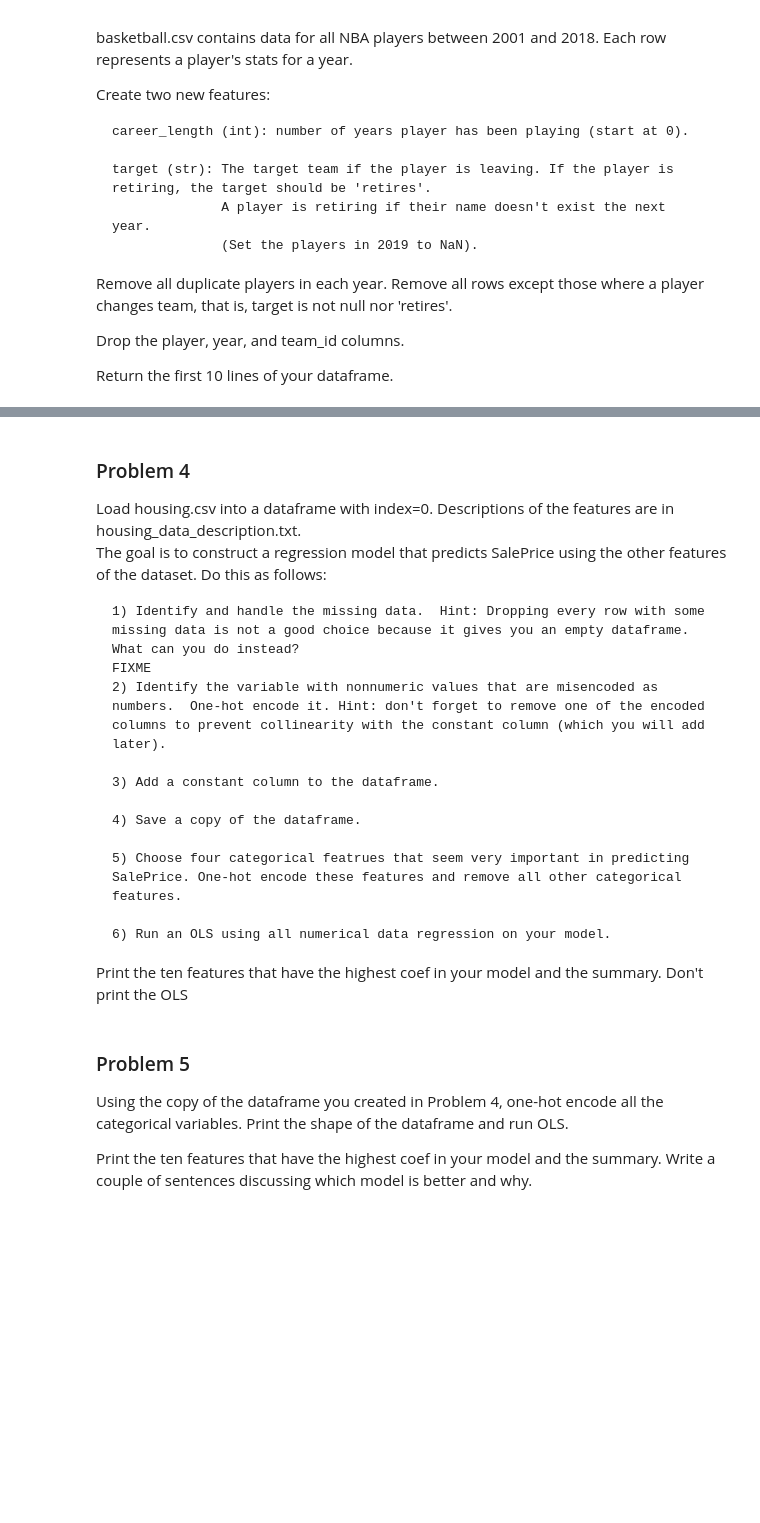
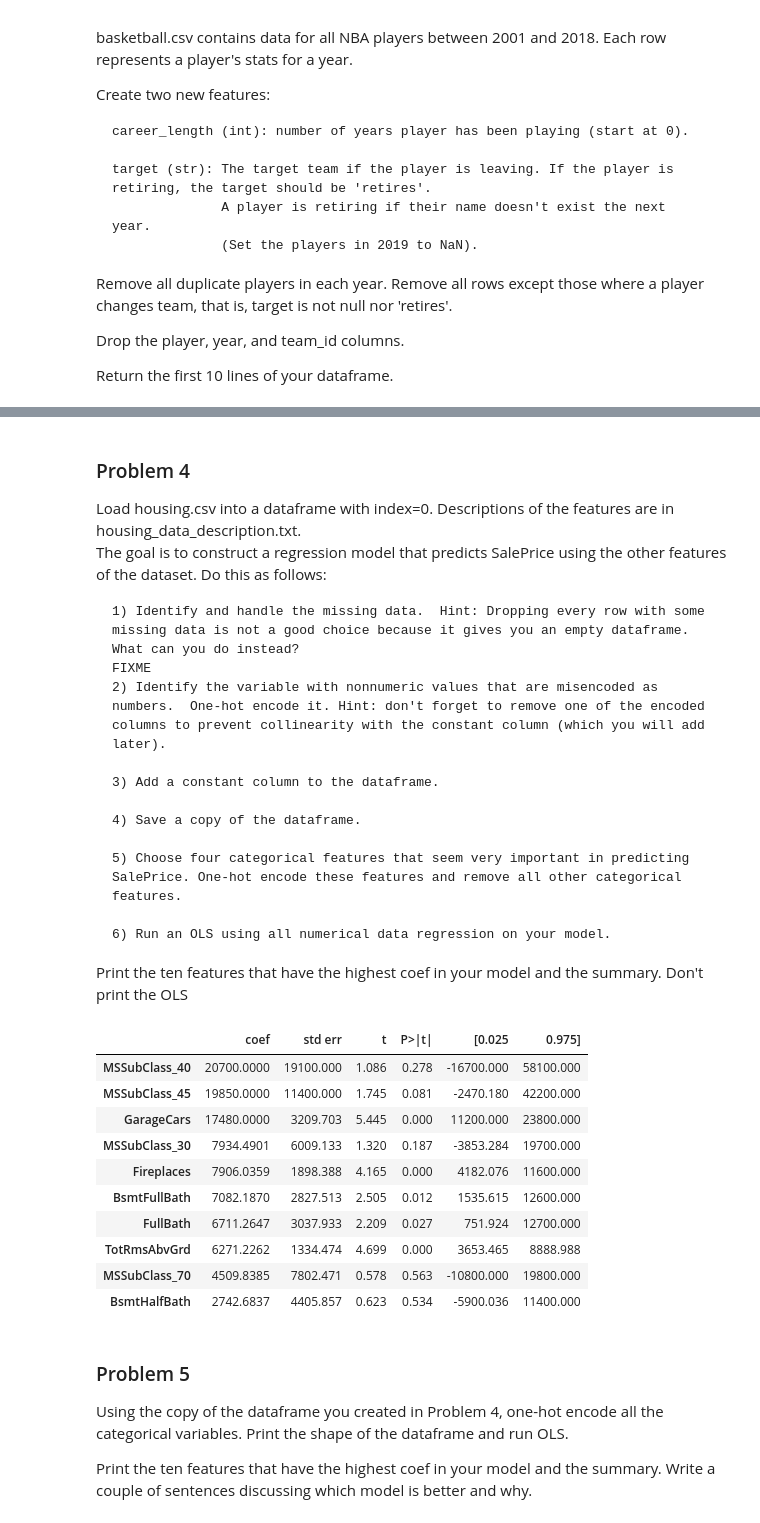
Before and after one commit to binDebug3/volume3, a Jupyter notebook: byu_vol3/DataCleaning/data_cleaning.ipynb, the cells around one changed output, grey strips where cells are left out. Drawn from its saved outputs; the diff is of its cells as text; code cells hidden in the pictures; blank space fills up the shorter version.

```diff
--- a/byu_vol3/DataCleaning/data_cleaning.ipynb
+++ b/byu_vol3/DataCleaning/data_cleaning.ipynb
@@ -78,12 +229,66 @@ The goal is to construct a regression model that predicts SalePrice using the ot
 
     4) Save a copy of the dataframe.
 
-	5) Choose four categorical featrues that seem very important in predicting SalePrice. One-hot encode these features and remove all other categorical features.
+	5) Choose four categorical features that seem very important in predicting SalePrice. One-hot encode these features and remove all other categorical features.
 
 	6) Run an OLS using all numerical data regression on your model.
 
 
 Print the ten features that have the highest coef in your model and the summary. Don't print the OLS
+# %%
+pd.set_option('display.max_rows', None)
+housing = pd.read_csv("housing.csv", index_col=0)
+
+# part one
+housing.dropna(inplace=True, thresh=len(housing)*0.06, axis=1)
+
+# part two
+housing = pd.get_dummies(housing, columns=['MSSubClass'], drop_first=True)
+
+# part three
+housing["constant"] = 1
+
+# part four
+selection = housing.copy()
+
+
+# part five
+features = ['Neighborhood', 'MSZoning', 'OverallQual', 'OverallCond']
+
+# perform one hot encoding
+for feature in features:
+    selection[feature] = selection[feature].fillna("None", inplace=True)
+selection = pd.get_dummies(selection, columns=features, drop_first=True)
+
+# remove all other categorical features
+remove_cols = [col for col in selection.columns if selection[col].dtype != 'object']
+selection = selection[remove_cols].fillna(0)
+
+
+# part six
+y = selection['SalePrice']
+X = selection.loc[:,selection.columns != 'SalePrice']
+results = sm.OLS(y, X).fit()
+
+# get summary
+summary = results.summary()
+# Convert the summary table to a dataframe
+results_as_html = summary.tables[1].as_html()
+result_df = pd.read_html(results_as_html, header=0, index_col=0)[0]
+# output the top 10 features
+result_df.sort_values(['coef'], ascending=False)[:10]
+# %% [output]
+|  | coef | std err | t | P>|t| | [0.025 | 0.975] |
+| MSSubClass_40 | 20700.0000 | 19100.000 | 1.086 | 0.278 | -16700.000 | 58100.000 |
+| MSSubClass_45 | 19850.0000 | 11400.000 | 1.745 | 0.081 | -2470.180 | 42200.000 |
+| GarageCars | 17480.0000 | 3209.703 | 5.445 | 0.000 | 11200.000 | 23800.000 |
+| MSSubClass_30 | 7934.4901 | 6009.133 | 1.320 | 0.187 | -3853.284 | 19700.000 |
+| Fireplaces | 7906.0359 | 1898.388 | 4.165 | 0.000 | 4182.076 | 11600.000 |
+| BsmtFullBath | 7082.1870 | 2827.513 | 2.505 | 0.012 | 1535.615 | 12600.000 |
+| FullBath | 6711.2647 | 3037.933 | 2.209 | 0.027 | 751.924 | 12700.000 |
+| TotRmsAbvGrd | 6271.2262 | 1334.474 | 4.699 | 0.000 | 3653.465 | 8888.988 |
+| MSSubClass_70 | 4509.8385 | 7802.471 | 0.578 | 0.563 | -10800.000 | 19800.000 |
+| BsmtHalfBath | 2742.6837 | 4405.857 | 0.623 | 0.534 | -5900.036 | 11400.000 |
 # %% [markdown]
 ### Problem 5
 
```
Also changed, not shown: parts of 6 cells of this notebook.
